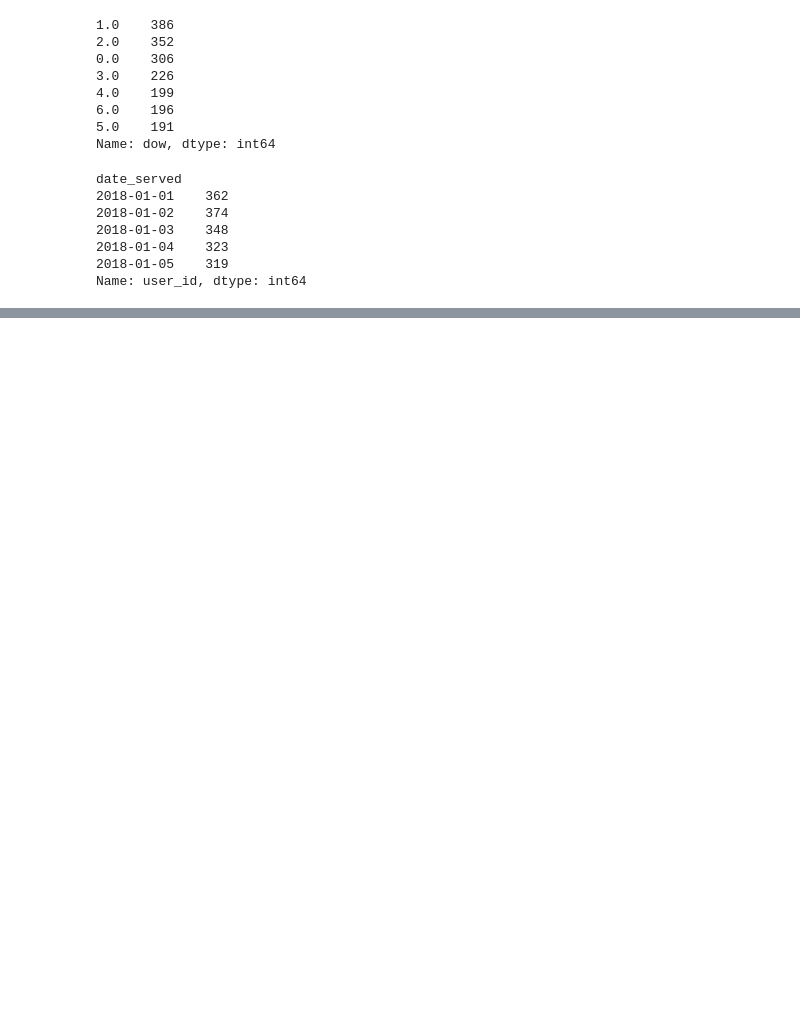
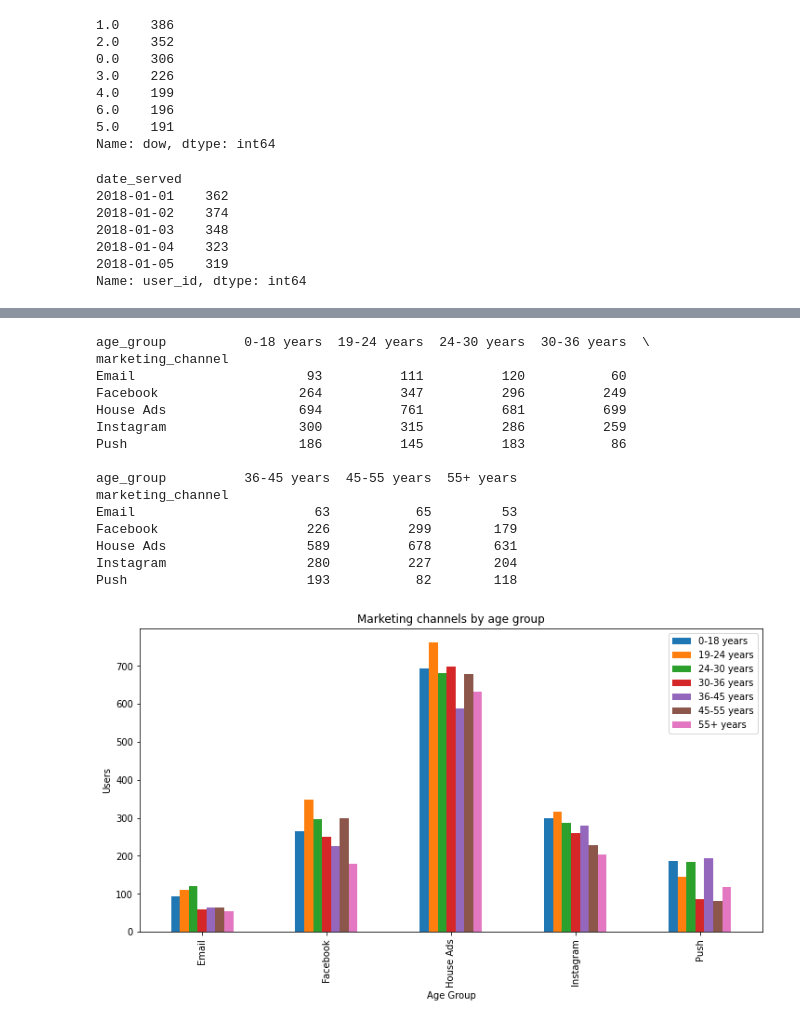
Before and after one commit to Rehan-Javed/analyzing_marketing_campaigns_python, a Jupyter notebook: notebook.ipynb, the cells around one changed output, grey strips where cells are left out. Cells and saved outputs as stored; diff of their text form; code cells hidden in the pictures; blank space fills up the shorter version.

```diff
--- a/notebook.ipynb
+++ b/notebook.ipynb
@@ -155,0 +455,36 @@ plt.show()
+# %%
+channel_age = marketing.groupby(['marketing_channel', 'age_group'])['user_id'].count()
+
+#print(channel_age)
+
+# Unstack channel_age and transform it into a DataFrame
+channel_age_df = pd.DataFrame(channel_age.unstack(level = 1))
+print(channel_age_df.head())
+
+# Plot channel_age
+channel_age_df.plot(kind = 'bar',figsize=(12,6))
+plt.title('Marketing channels by age group')
+plt.xlabel('Age Group')
+plt.ylabel('Users')
+
+# Add a legend to the plot
+plt.legend(loc = 'upper right', labels = channel_age_df.columns.values)
+
+plt.show()
+# %% [output]
+age_group          0-18 years  19-24 years  24-30 years  30-36 years  \
+marketing_channel
+Email                      93          111          120           60
+Facebook                  264          347          296          249
+House Ads                 694          761          681          699
+Instagram                 300          315          286          259
+Push                      186          145          183           86
+
+age_group          36-45 years  45-55 years  55+ years
+marketing_channel
+Email                       63           65         53
+Facebook                   226          299        179
+House Ads                  589          678        631
+Instagram                  280          227        204
+Push                       193           82        118
+[figure, added]
```
Also changed, not shown: parts of 72 cells of this notebook.
